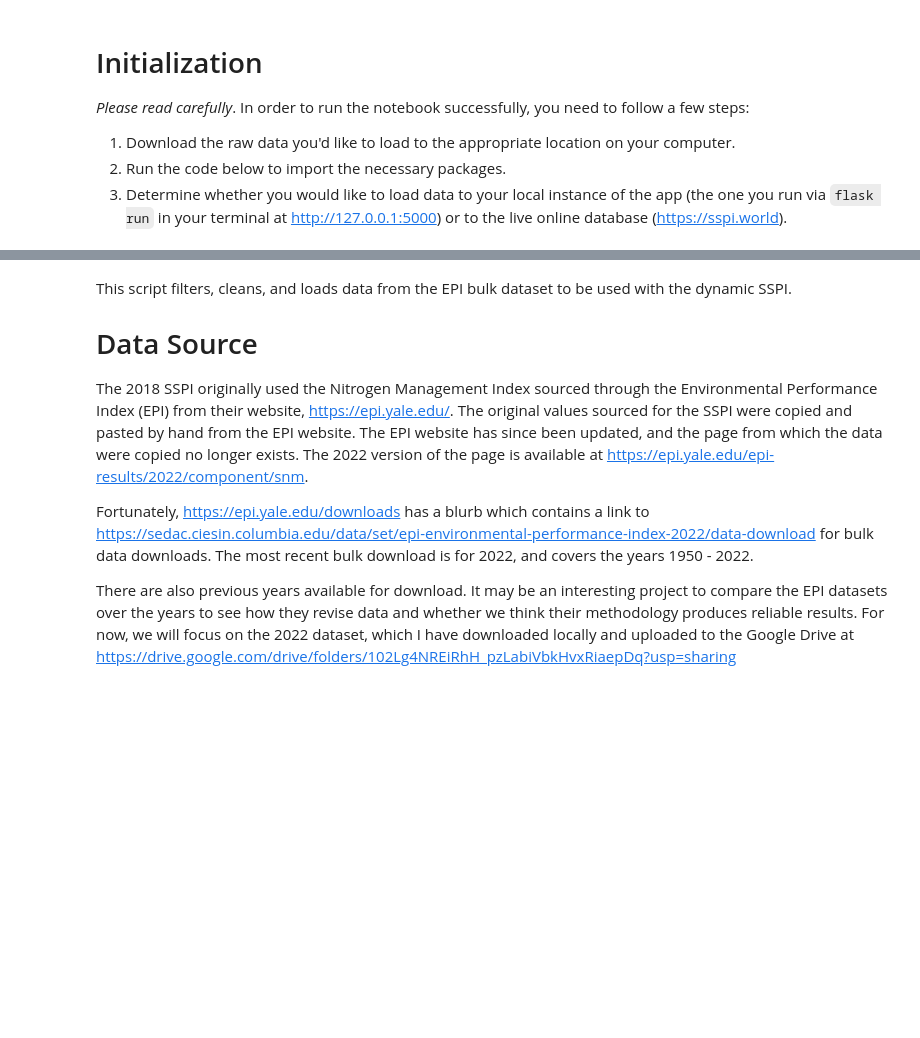
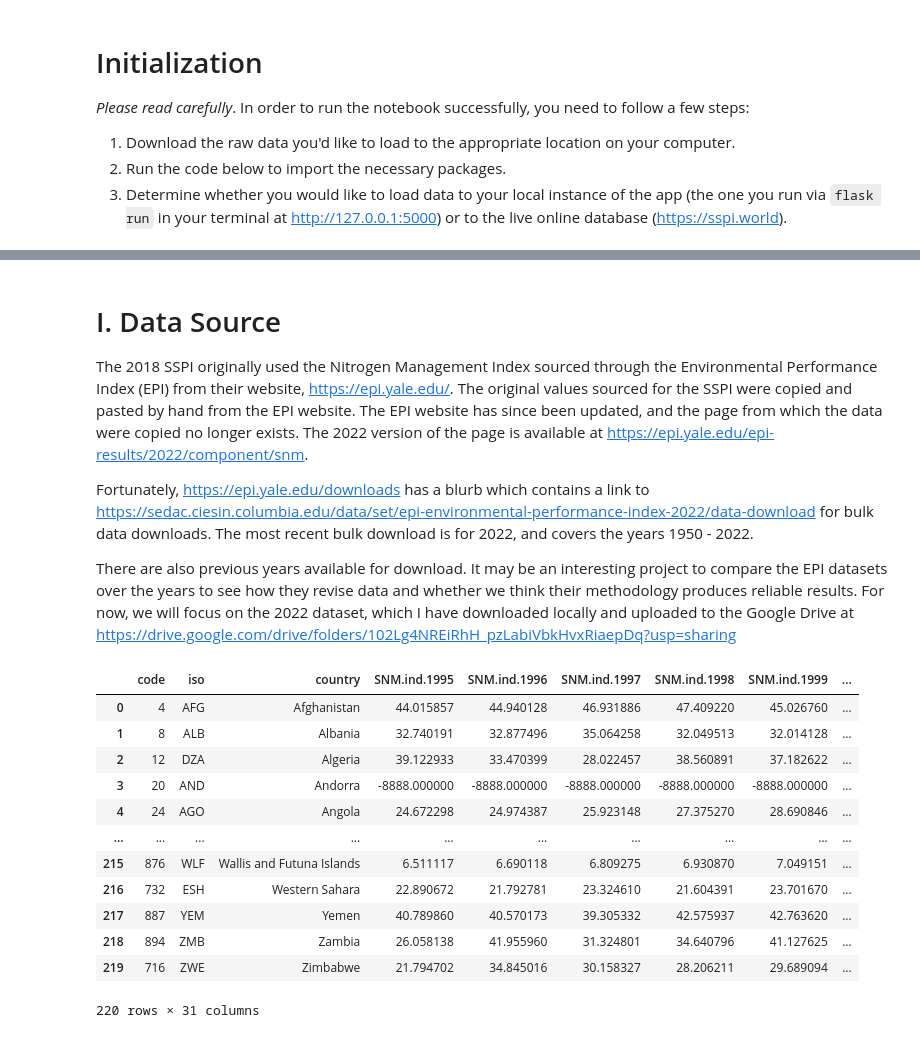
Before and after one commit to tjmisko/sspi-data-webapp, a Jupyter notebook: load_data/epi.ipynb, the cells around one changed output, grey strips where cells are left out. Drawn from its saved outputs; the diff is of its cells as text; code cells hidden in the pictures; blank space fills up the shorter version.

Commit message:
epi data loading notebook mostly finished

```diff
--- a/load_data/epi.ipynb
+++ b/load_data/epi.ipynb
@@ -13,0 +14,2 @@ To import from this folder, you'll use the relative
+# %%
+datapath = r"./raw_bulk_data/SUS/LND/NITROG/2022-epi-indicators-time-series-csv/2022-epi-indicators-time-series/SNM_ind.csv"
@@ -14,7 +36,5 @@ To import from this folder, you'll use the relative
 # %% [markdown]
-This script filters, cleans, and loads data from the EPI bulk dataset to be used with the dynamic SSPI.
-
-# Data Source
+# I. Data Source
 
 The 2018 SSPI originally used the Nitrogen Management Index sourced through the Environmental Performance Index (EPI) from their website, https://epi.yale.edu/.  The original values sourced for the SSPI were copied and pasted by hand from the EPI website.  The EPI website has since been updated, and the page from which the data were copied no longer exists.  The 2022 version of the page is available at https://epi.yale.edu/epi-results/2022/component/snm.
 
@@ -31,0 +44,17 @@ database = SSPIDatabaseConnector()
+# %%
+SNM_raw_indicators = pd.read_csv(datapath)
+SNM_raw_indicators
+# %% [output]
+|  | code | iso | country | SNM.ind.1995 | SNM.ind.1996 | SNM.ind.1997 | SNM.ind.1998 | SNM.ind.1999 | ... |
+| 0 | 4 | AFG | Afghanistan | 44.015857 | 44.940128 | 46.931886 | 47.409220 | 45.026760 | ... |
+| 1 | 8 | ALB | Albania | 32.740191 | 32.877496 | 35.064258 | 32.049513 | 32.014128 | ... |
+| 2 | 12 | DZA | Algeria | 39.122933 | 33.470399 | 28.022457 | 38.560891 | 37.182622 | ... |
+| 3 | 20 | AND | Andorra | -8888.000000 | -8888.000000 | -8888.000000 | -8888.000000 | -8888.000000 | ... |
+| 4 | 24 | AGO | Angola | 24.672298 | 24.974387 | 25.923148 | 27.375270 | 28.690846 | ... |
+| ... | ... | ... | ... | ... | ... | ... | ... | ... | ... |
+| 215 | 876 | WLF | Wallis and Futuna Islands | 6.511117 | 6.690118 | 6.809275 | 6.930870 | 7.049151 | ... |
+| 216 | 732 | ESH | Western Sahara | 22.890672 | 21.792781 | 23.324610 | 21.604391 | 23.701670 | ... |
+| 217 | 887 | YEM | Yemen | 40.789860 | 40.570173 | 39.305332 | 42.575937 | 42.763620 | ... |
+| 218 | 894 | ZMB | Zambia | 26.058138 | 41.955960 | 31.324801 | 34.640796 | 41.127625 | ... |
+| 219 | 716 | ZWE | Zimbabwe | 21.794702 | 34.845016 | 30.158327 | 28.206211 | 29.689094 | ... |
+220 rows × 31 columns
```
Also changed, not shown: parts of 11 cells of this notebook, 1 other file.
